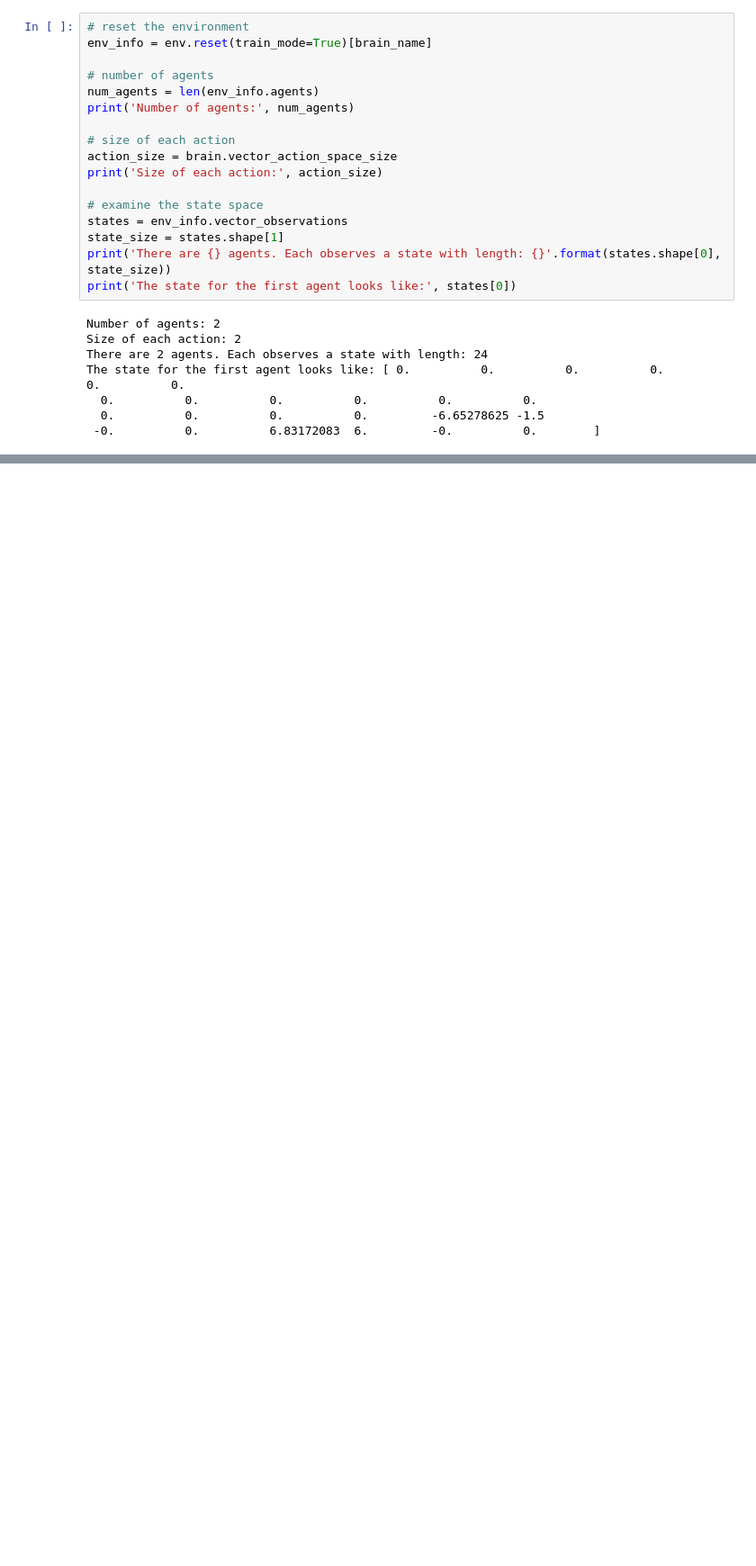
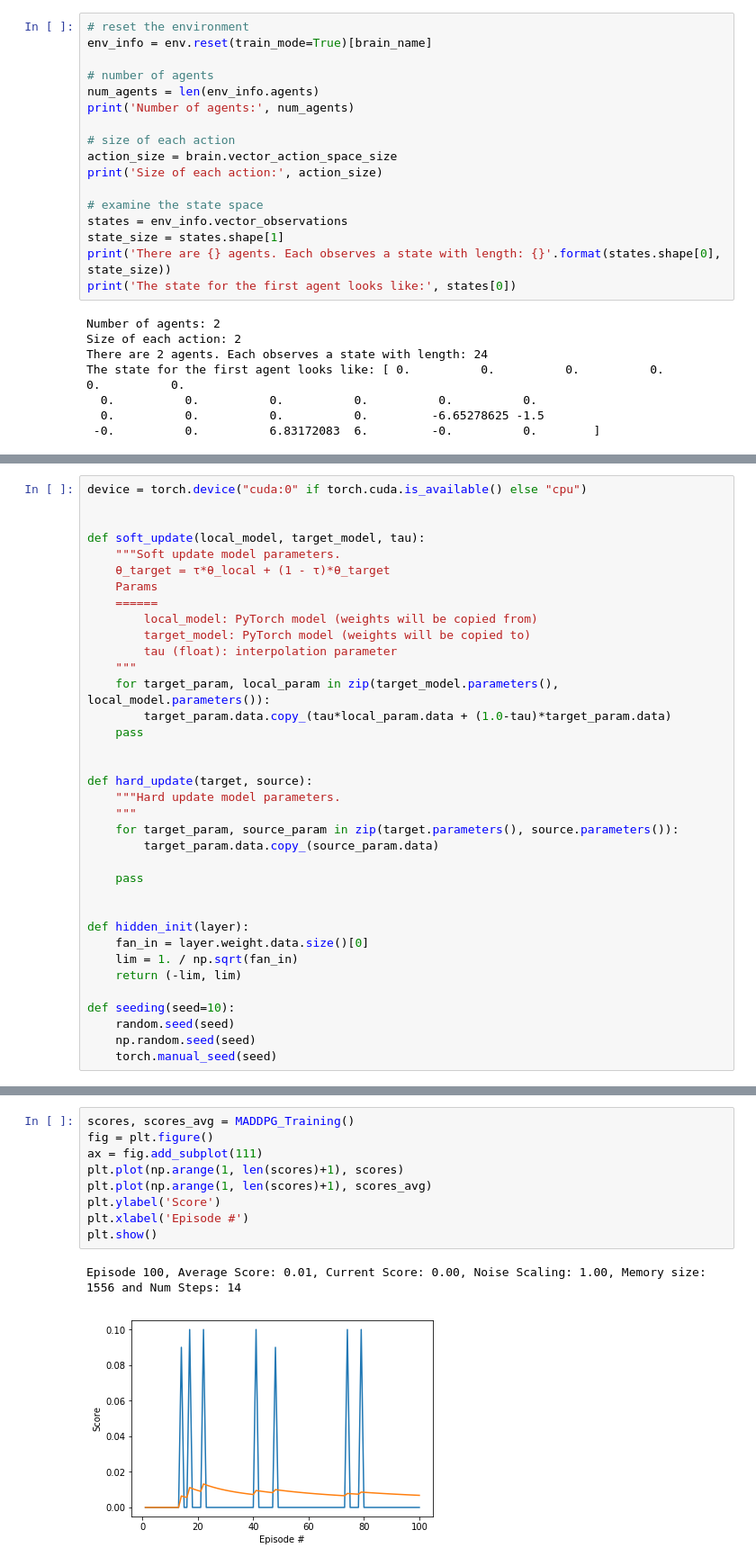
Before and after one commit to nunes/drlnd, a Jupyter notebook: p3_collab-compet/Tennis.ipynb, the cells around one changed output, grey strips where cells are left out. Shown at 90% size. Drawn from its saved outputs; the diff is of its cells as text; blank space fills up the shorter version.

```diff
--- a/p3_collab-compet/Tennis.ipynb
+++ b/p3_collab-compet/Tennis.ipynb
@@ -99 +118,37 @@ The state for the first agent looks like: [ 0.          0.          0.
+# %%
+device = torch.device("cuda:0" if torch.cuda.is_available() else "cpu")
+
+
+def soft_update(local_model, target_model, tau):
+    """Soft update model parameters.
+    θ_target = τ*θ_local + (1 - τ)*θ_target
+    Params
+    ======
+        local_model: PyTorch model (weights will be copied from)
+        target_model: PyTorch model (weights will be copied to)
+        tau (float): interpolation parameter
+    """
+    for target_param, local_param in zip(target_model.parameters(), local_model.parameters()):
+        target_param.data.copy_(tau*local_param.data + (1.0-tau)*target_param.data)
+    pass
+
+
+def hard_update(target, source):
+    """Hard update model parameters.
+    """
+    for target_param, source_param in zip(target.parameters(), source.parameters()):
+        target_param.data.copy_(source_param.data)
+
+    pass
+
+
+def hidden_init(layer):
+    fan_in = layer.weight.data.size()[0]
+    lim = 1. / np.sqrt(fan_in)
+    return (-lim, lim)
+
+def seeding(seed=10):
+    random.seed(seed)
+    np.random.seed(seed)
+    torch.manual_seed(seed)
 # %% [markdown]
@@ -428,0 +613,12 @@ Episode 600     Average Score: -0.00    Score: 0.001
+# %%
+scores, scores_avg = MADDPG_Training()
+fig = plt.figure()
+ax = fig.add_subplot(111)
+plt.plot(np.arange(1, len(scores)+1), scores)
+plt.plot(np.arange(1, len(scores)+1), scores_avg)
+plt.ylabel('Score')
+plt.xlabel('Episode #')
+plt.show()
+# %% [output]
+Episode 100, Average Score: 0.01, Current Score: 0.00, Noise Scaling: 1.00, Memory size: 1556 and Num Steps: 14
+[figure, added]
```
Also changed, not shown: parts of 14 cells of this notebook, 11 other files.
